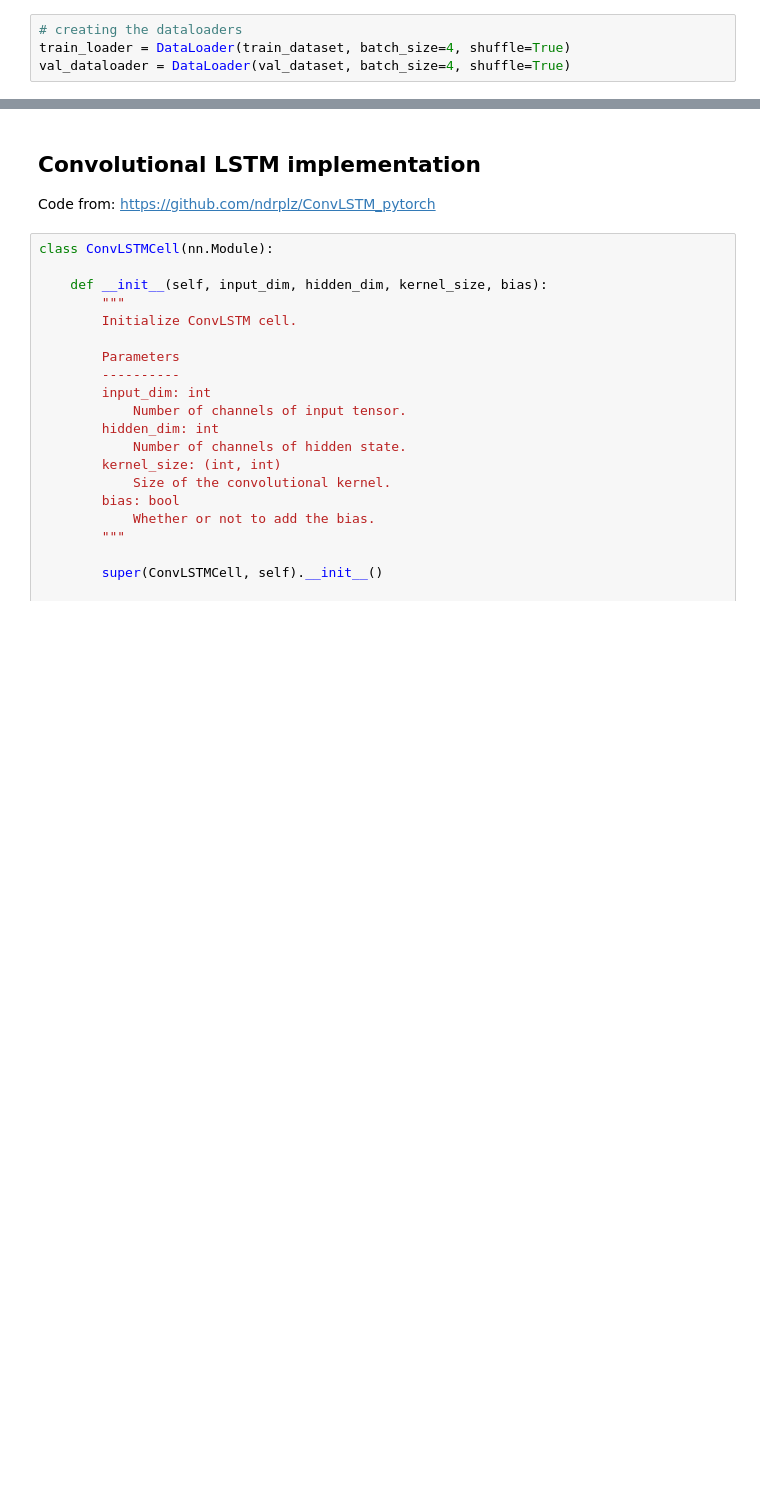
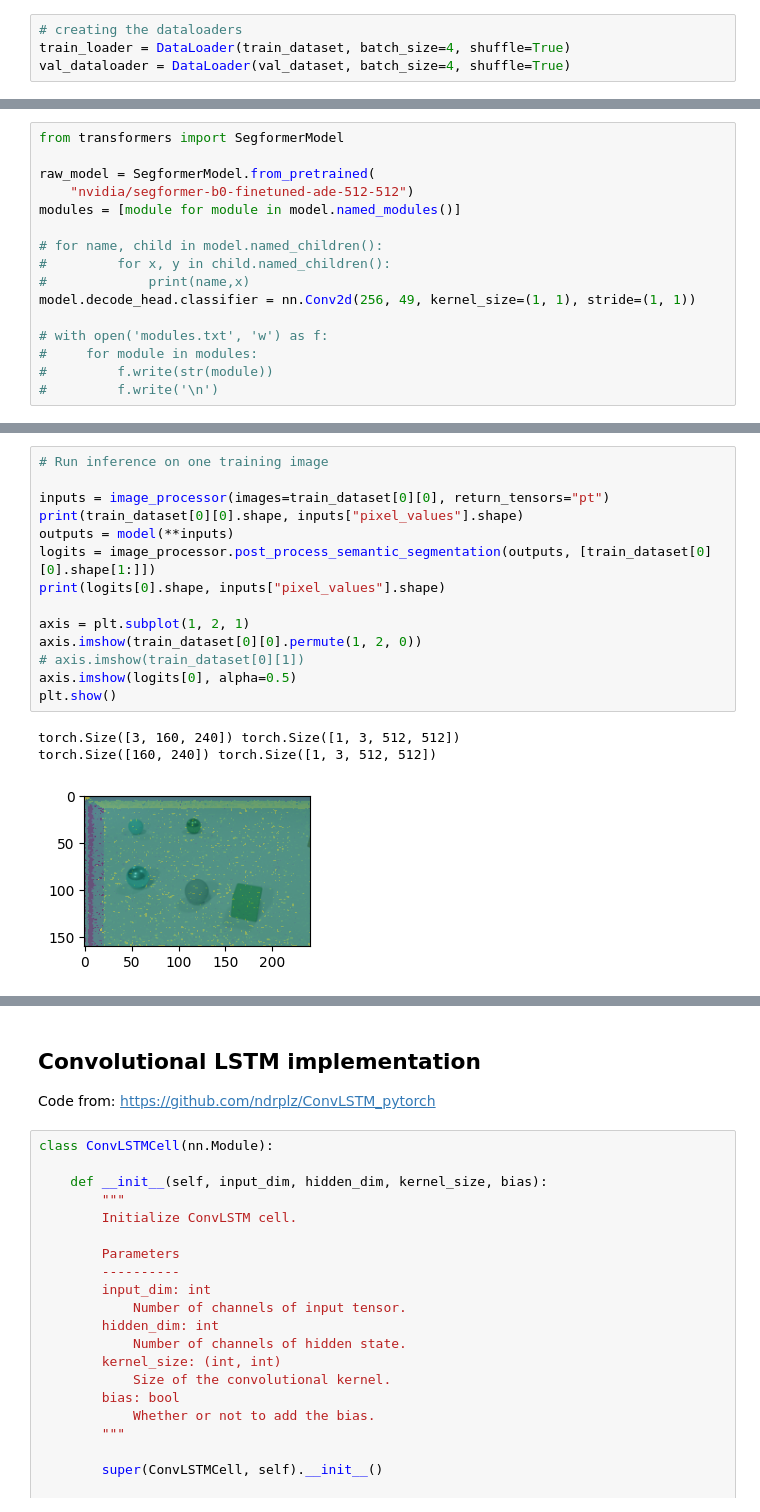
Before and after one commit to swappysh/FutureFramesDL, a Jupyter notebook: segmentation.ipynb, the cells around one changed output, grey strips where cells are left out. Drawn from its saved outputs; the diff is of its cells as text; blank space fills up the shorter version.

```diff
--- a/segmentation.ipynb
+++ b/segmentation.ipynb
@@ -107,0 +124,16 @@ torch.Size([4, 22, 3, 4])
+# %%
+from transformers import SegformerModel
+
+raw_model = SegformerModel.from_pretrained(
+    "nvidia/segformer-b0-finetuned-ade-512-512")
+modules = [module for module in model.named_modules()]
+
+# for name, child in model.named_children():
+#         for x, y in child.named_children():
+#             print(name,x)
+model.decode_head.classifier = nn.Conv2d(256, 49, kernel_size=(1, 1), stride=(1, 1))
+
+# with open('modules.txt', 'w') as f:
+#     for module in modules:
+#         f.write(str(module))
+#         f.write('\n')
@@ -107,0 +154,18 @@ torch.Size([4, 22, 3, 4])
+# %%
+# Run inference on one training image
+
+inputs = image_processor(images=train_dataset[0][0], return_tensors="pt")
+print(train_dataset[0][0].shape, inputs["pixel_values"].shape)
+outputs = model(**inputs)
+logits = image_processor.post_process_semantic_segmentation(outputs, [train_dataset[0][0].shape[1:]])
+print(logits[0].shape, inputs["pixel_values"].shape)
+
+axis = plt.subplot(1, 2, 1)
+axis.imshow(train_dataset[0][0].permute(1, 2, 0))
+# axis.imshow(train_dataset[0][1])
+axis.imshow(logits[0], alpha=0.5)
+plt.show()
+# %% [output]
+torch.Size([3, 160, 240]) torch.Size([1, 3, 512, 512])
+torch.Size([160, 240]) torch.Size([1, 3, 512, 512])
+[figure, added]
```
Also changed, not shown: parts of 11 cells of this notebook.
